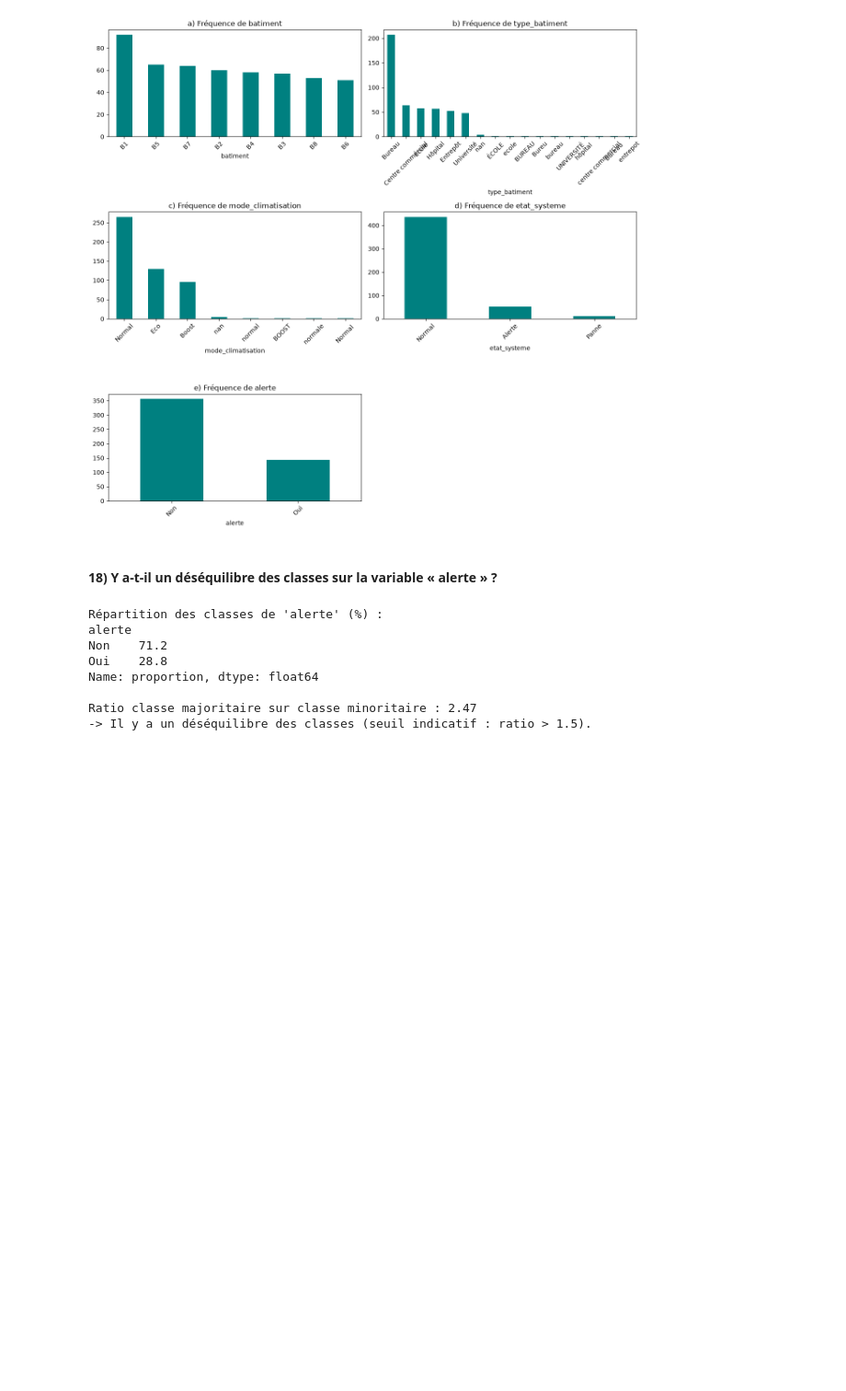
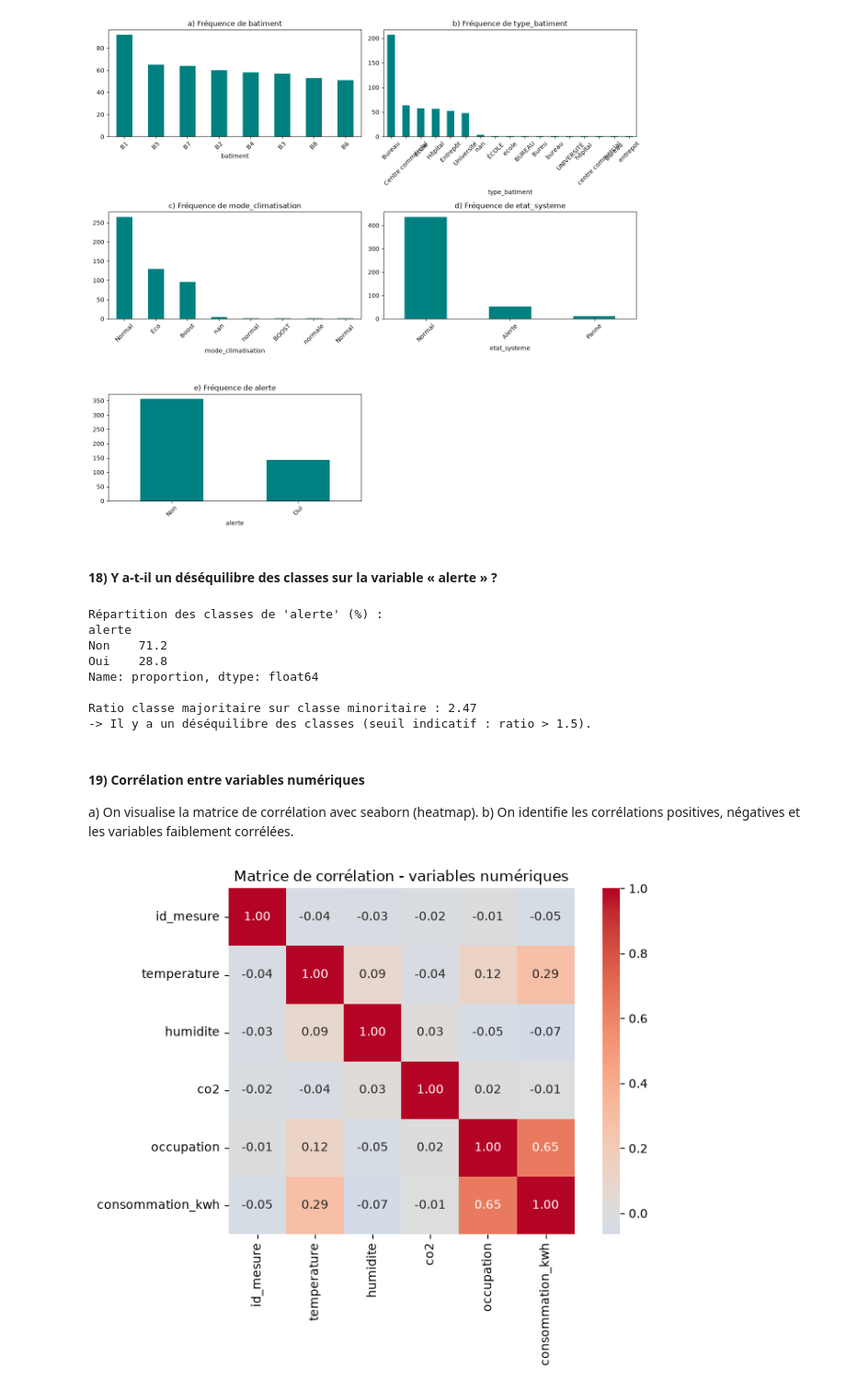
Before and after one commit to DIOPBARHAM/atelier_prepa_donnees_tab, a Jupyter notebook: notebooks/atelier_prepa_donnees_tab.ipynb, the cells around one changed output. Shown at 92% size. Drawn from its saved outputs; the diff is of its cells as text; code cells hidden in the pictures; blank space fills up the shorter version.

```diff
--- a/notebooks/atelier_prepa_donnees_tab.ipynb
+++ b/notebooks/atelier_prepa_donnees_tab.ipynb
@@ -535,3 +535,18 @@ Name: proportion, dtype: float64
 
 Ratio classe majoritaire sur classe minoritaire : 2.47
 -> Il y a un déséquilibre des classes (seuil indicatif : ratio > 1.5).
+# %% [markdown]
+#### 19) Corrélation entre variables numériques
+
+a) On visualise la matrice de corrélation avec seaborn (heatmap). b) On identifie les corrélations positives, négatives et les variables faiblement corrélées.
+# %%
+# a) Matrice de corrélation (Pearson) sur les variables numériques
+corr = df_clean[variables_numeriques].corr()
+
+plt.figure(figsize=(8, 6))
+sns.heatmap(corr, annot=True, fmt=".2f", cmap="coolwarm", center=0, square=True)
+plt.title("Matrice de corrélation - variables numériques")
+plt.tight_layout()
+plt.show()
+# %% [output]
+[figure, added]
```
Also changed, not shown: parts of 1 cell of this notebook.
